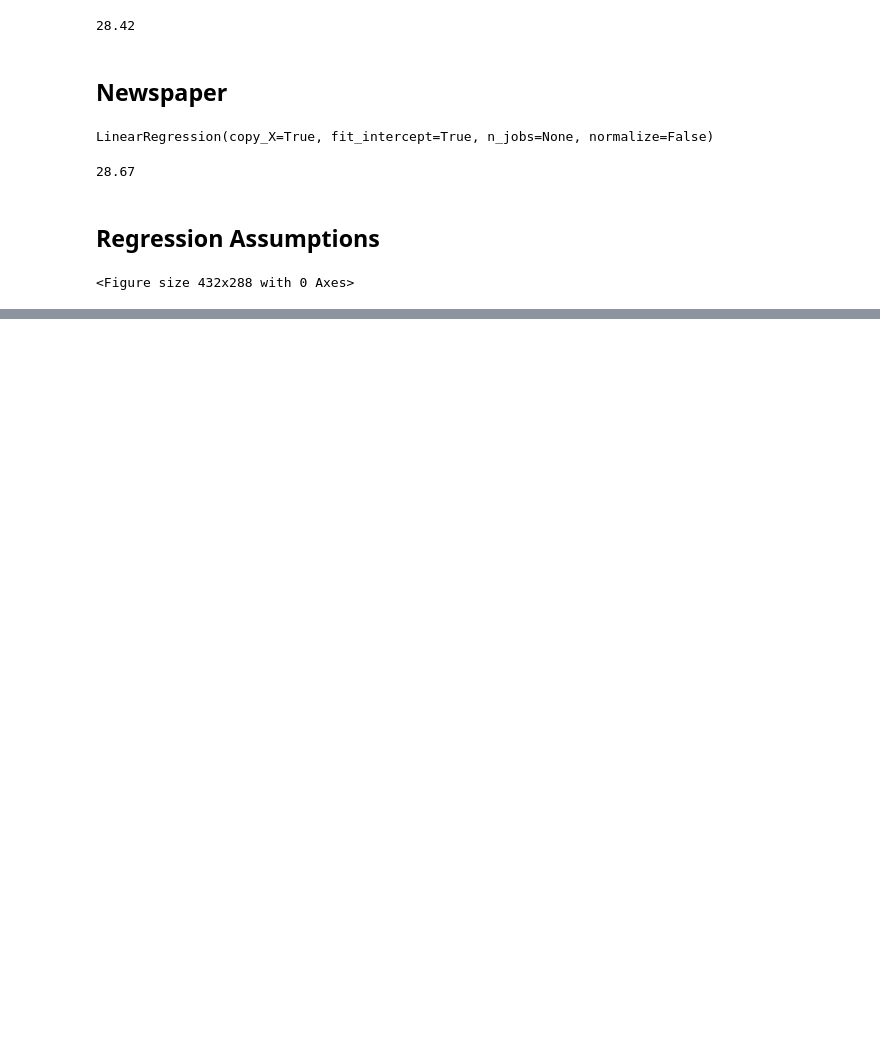
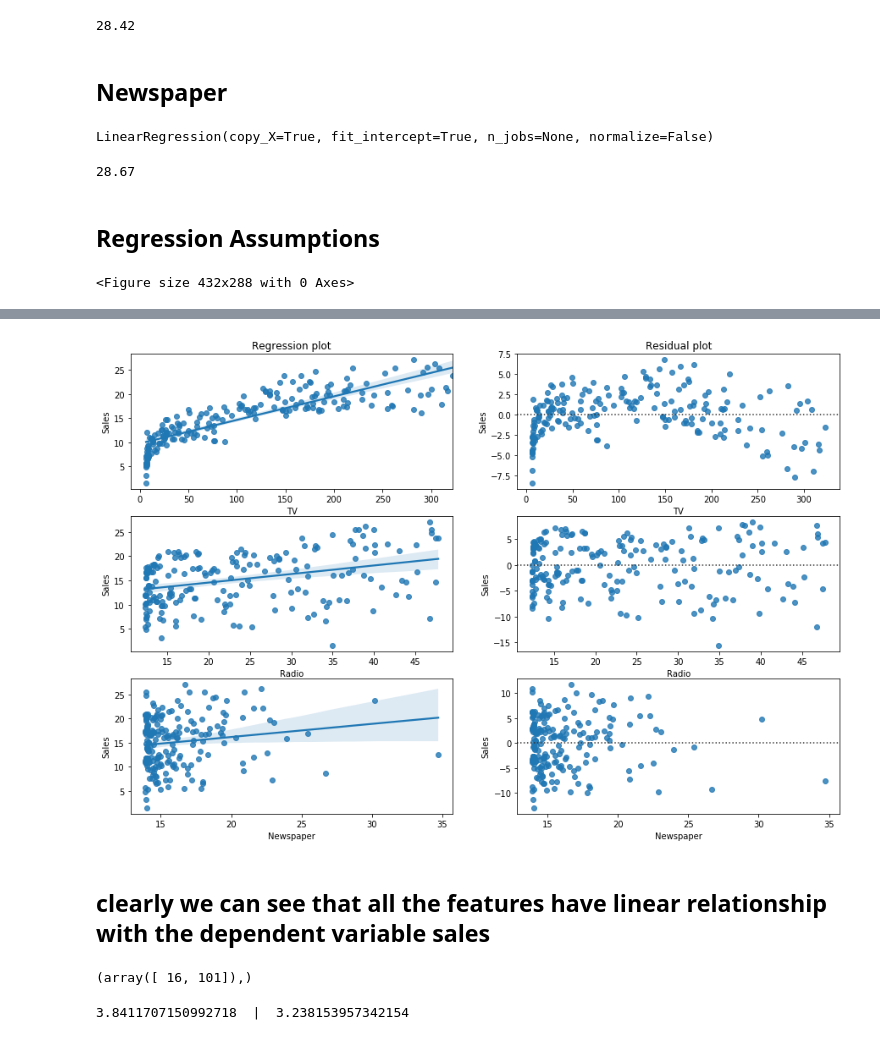
Before and after one commit to Abhishek768/sales_prediction, a Jupyter notebook: sales_prediction.ipynb, the cells around one changed output, grey strips where cells are left out. Cells and saved outputs as stored; diff of their text form; code cells hidden in the pictures; blank space fills up the shorter version.

Commit message:
outlier removal by zscore method

```diff
--- a/sales_prediction.ipynb
+++ b/sales_prediction.ipynb
@@ -317,0 +334,6 @@ draw_regplot(columns, ad_data)
+# %%
+check_linear(columns, ad_data)
+# %% [output]
+[figure, added]
+# %% [markdown]
+## clearly we can see that all the features have linear relationship with the dependent variable sales
@@ -317,0 +344,10 @@ draw_regplot(columns, ad_data)
+# %%
+z = np.abs(stats.zscore(ad_data['Newspaper']))
+threshold = 3
+print(np.where(z > 3))
+# %% [output]
+(array([ 16, 101]),)
+# %%
+print(z[16],' | ',z[101])
+# %% [output]
+3.8411707150992718  |  3.238153957342154
```
Also changed, not shown: parts of 8 cells of this notebook.
